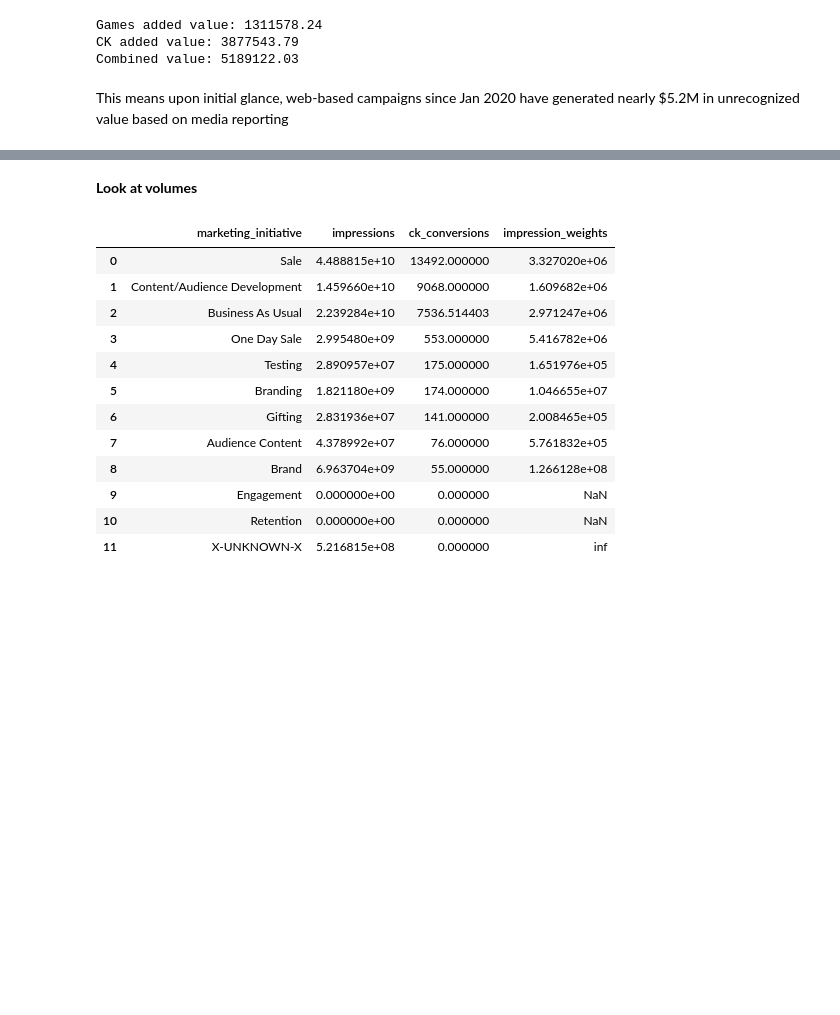
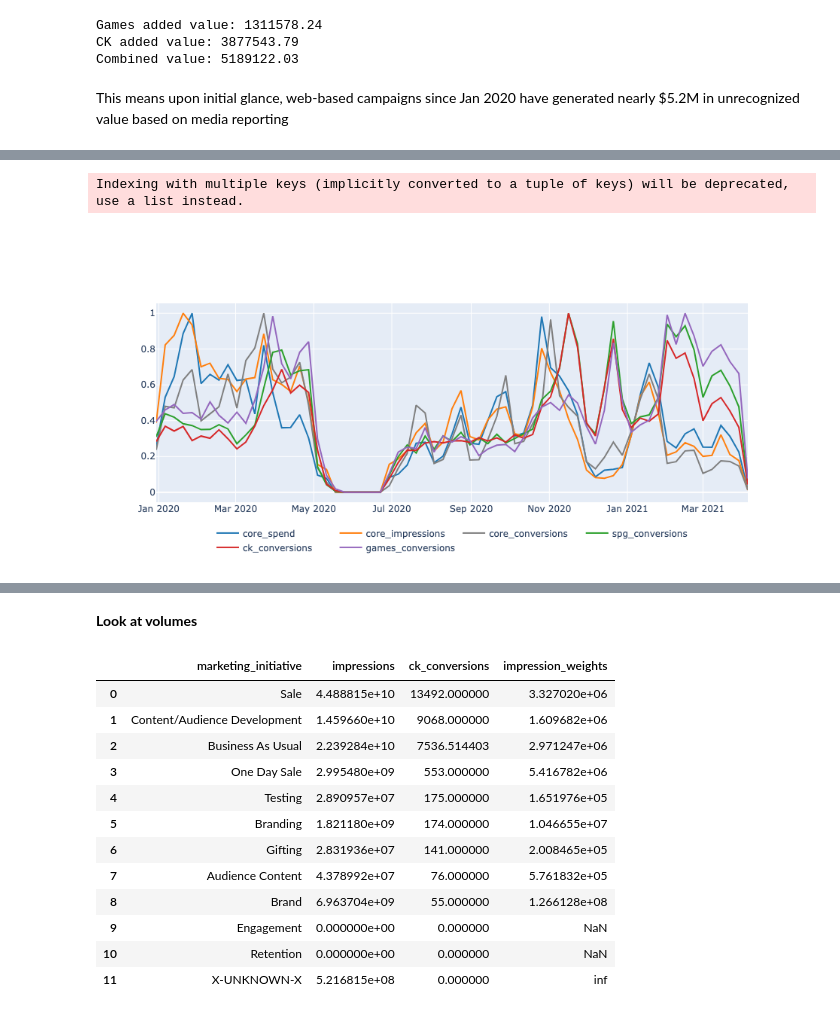
Before and after one commit to LucasCMazzotti/NYT, a Jupyter notebook: cross-sell-exploration.ipynb, the cells around one changed output, grey strips where cells are left out. Cells and saved outputs as stored; diff of their text form; code cells hidden in the pictures; blank space fills up the shorter version.

Commit message:
added functions for plotting and corr matrix

```diff
--- a/cross-sell-exploration.ipynb
+++ b/cross-sell-exploration.ipynb
@@ -23,0 +117,12 @@ pd.set_option('display.max_columns', 500)
+# %%
+def plot_variables(df, plot_list, one_plot=False, title=None, monthly=False, scaled=False):
+    if scaled == True:
+        df_scale = df[plot_list]
+        for col in df_scale.columns:
+            x = df_scale[[col]].values.astype(float)
+            min_max_scaler = MinMaxScaler(feature_range=(0,1))
+            x_scaled = min_max_scaler.fit_transform(x)
+            df_scale[col] = x_scaled
+        plot_variables_func(df_scale, plot_list, one_plot=one_plot, title=title, monthly=monthly)
+    else:
+        plot_variables_func(df, plot_list, one_plot=one_plot, title=title, monthly=monthly)
@@ -167,0 +301,5 @@ df_core = df_core[df_core['attr_window'] == 'Media Reported']
+# %%
+#create date-based aggregation columns for easier grouping
+df_core['year_month_cal'] = df_core['date'].dt.strftime('%Y-%m')
+df_core['year_week_iso'] = df_core['date'].dt.strftime('%GW%V')
+df_core['year_week_monday'] = df_core['date'].dt.to_period('W').apply(lambda r: r.start_time)
@@ -193,3 +338,5 @@ CK added value: 3877543.79
 Combined value: 5189122.03
 # %% [markdown]
 This means upon initial glance, web-based campaigns since Jan 2020 have generated nearly $5.2M in unrecognized value based on media reporting
+# %%
+df_core['spg_conversions'] = df_core['games_conversions'] + df_core['ck_conversions']
@@ -195,0 +352,14 @@ This means upon initial glance, web-based campaigns since Jan 2020 have generate
+# %%
+#create monthly view of impressions, core starts, spg starts
+core_plt = df_core.groupby('year_week_monday')['spend','impressions','core_conversions','spg_conversions',
+                                         'ck_conversions','games_conversions'].sum()
+
+#rename cols
+core_plt.rename(columns = {'spend':'core_spend',
+                           'impressions':'core_impressions'},inplace=True)
+
+plot_variables(core_plt, ['core_spend','core_impressions','core_conversions','spg_conversions',
+                     'ck_conversions','games_conversions'], one_plot=True, scaled=True)
+# %% [output]
+Indexing with multiple keys (implicitly converted to a tuple of keys) will be deprecated, use a list instead.
+[figure, added]
```
Also changed, not shown: parts of 27 cells of this notebook.
